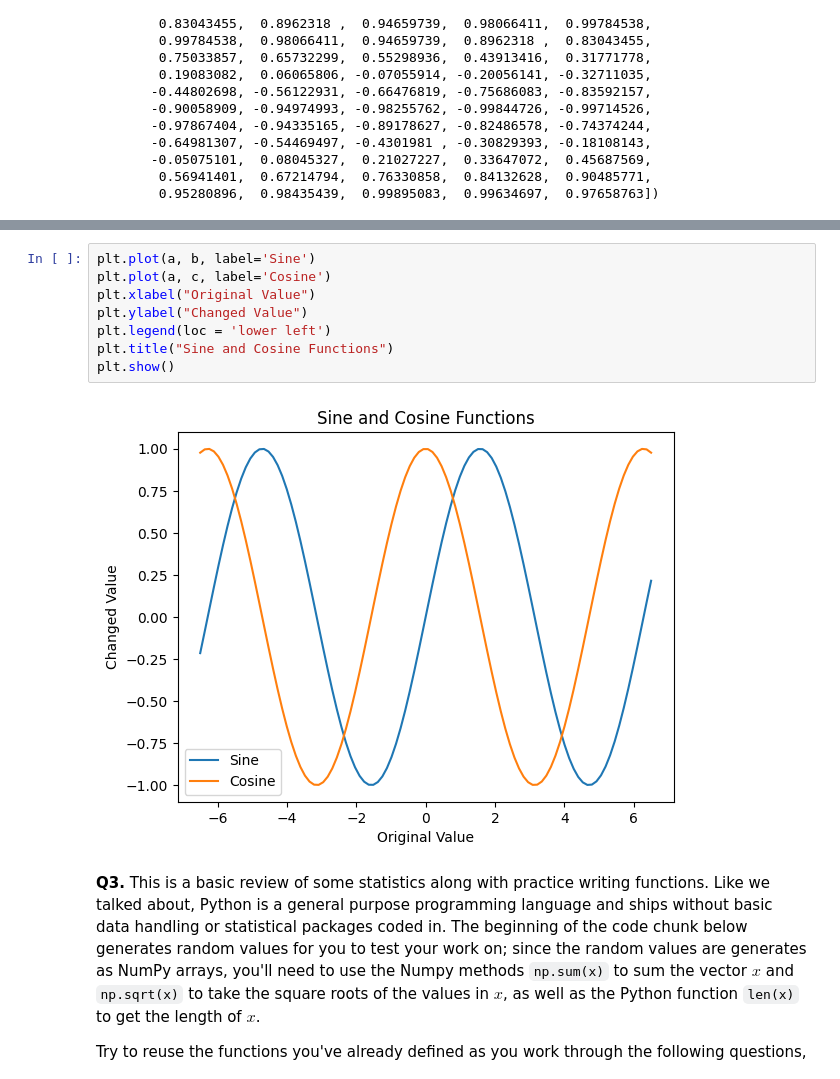
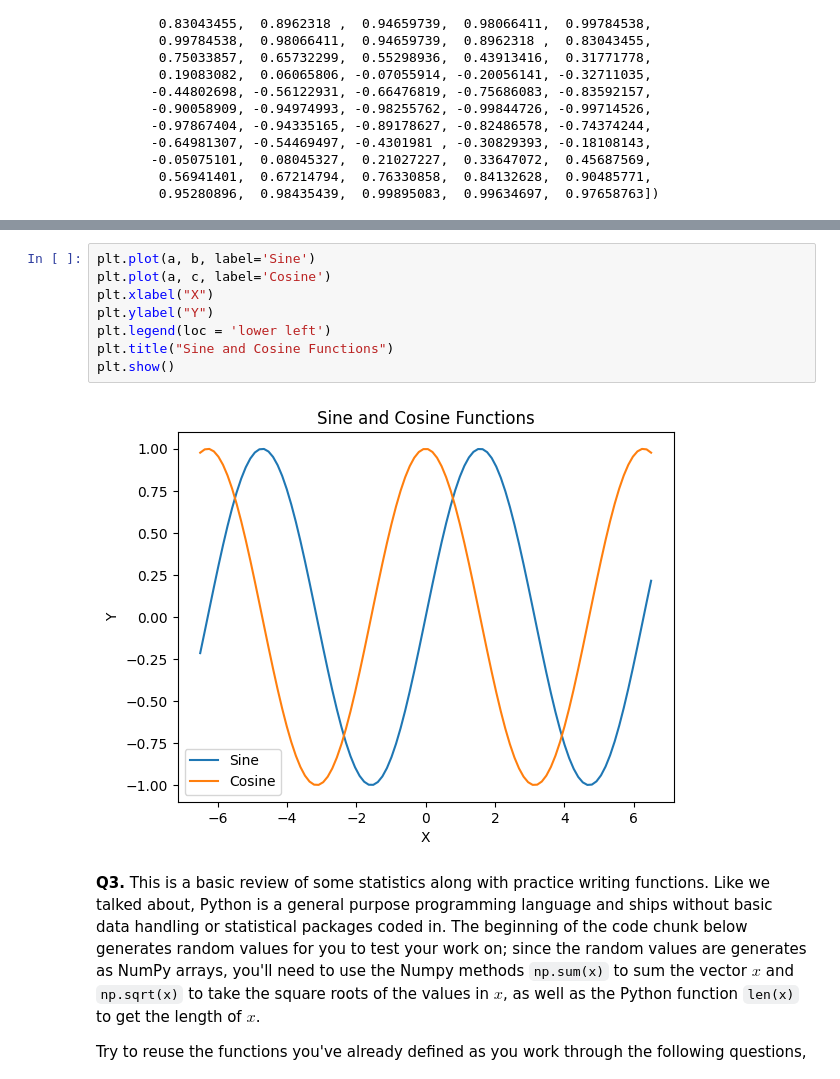
Before and after one commit to rafid-mirza/programming, a Jupyter notebook: assignment/assignment_programming.ipynb, the cells around one changed output, grey strips where cells are left out. Saved outputs shown, nothing was run; the diff lists cells and outputs as text.

```diff
--- a/assignment/assignment_programming.ipynb
+++ b/assignment/assignment_programming.ipynb
@@ -166,13 +184,13 @@ array([ 0.97658763,  0.99634697,  0.99895083,  0.98435439,  0.95280896,
 # %%
 plt.plot(a, b, label='Sine')
 plt.plot(a, c, label='Cosine')
-plt.xlabel("Original Value")
-plt.ylabel("Changed Value")
+plt.xlabel("X")
+plt.ylabel("Y")
 plt.legend(loc = 'lower left')
 plt.title("Sine and Cosine Functions")
 plt.show()
 # %% [output]
-[figure, old version]
+[figure, new version]
 # %% [markdown]
 **Q3.** This is a basic review of some statistics along with practice writing functions. Like we talked about, Python is a general purpose programming language and ships without basic data handling or statistical packages coded in. The beginning of the code chunk below generates random values for you to test your work on; since the random values are generates as NumPy arrays, you'll need to use the Numpy methods `np.sum(x)` to sum the vector $x$ and `np.sqrt(x)` to take the square roots of the values in $x$, as well as the Python function `len(x)` to get the length of $x$.
 
```
Also changed, not shown: parts of 5 cells of this notebook.
